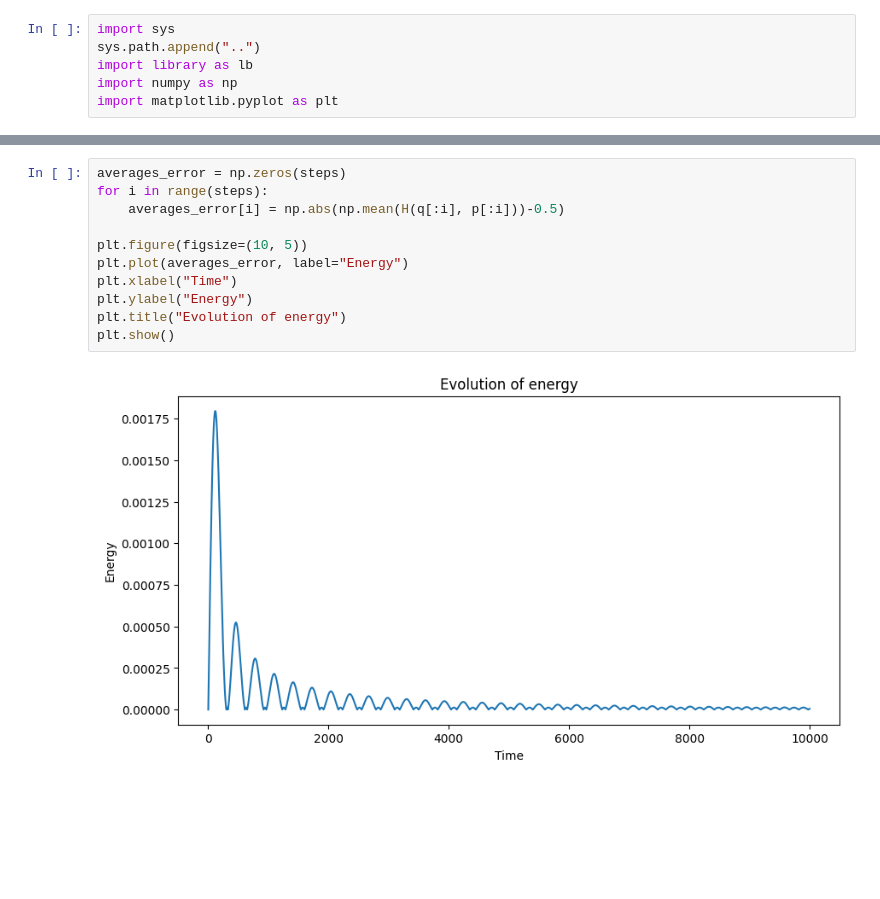
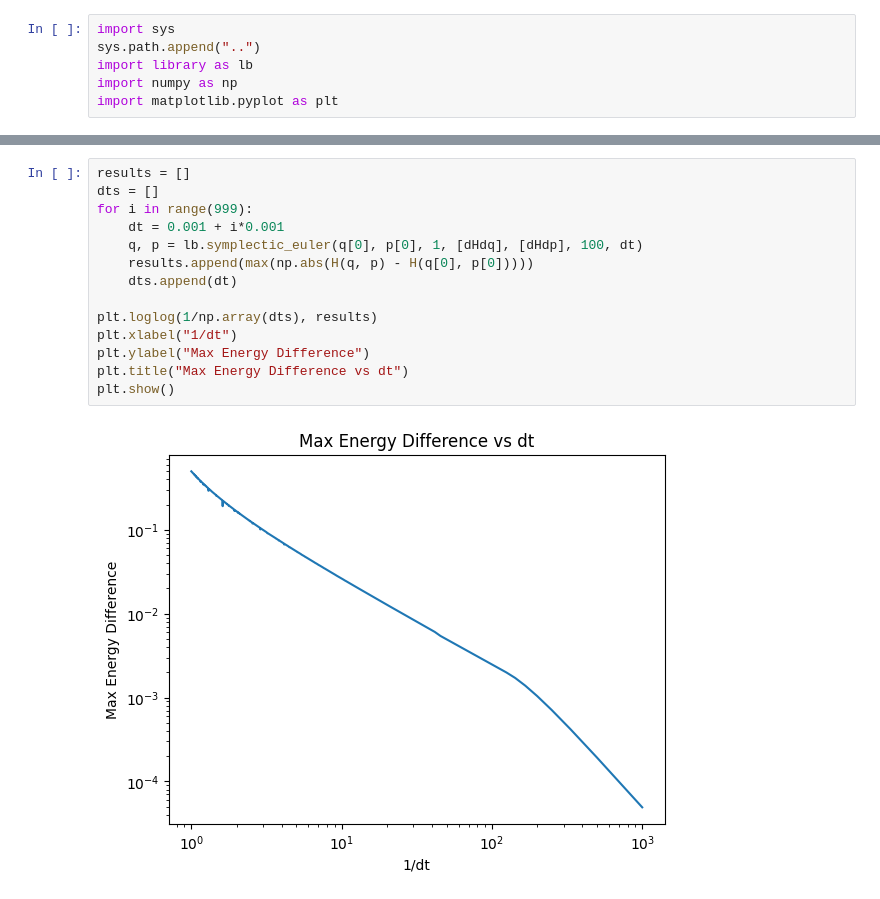
Before and after one commit to AlffonsoMV/PAMSProject, a Jupyter notebook: Code/Hamiltonian/sympl_euler_method.ipynb, the cells around one changed output, grey strips where cells are left out. Cells and saved outputs as stored; diff of their text form; blank space fills up the shorter version.

```diff
--- a/Code/Hamiltonian/sympl_euler_method.ipynb
+++ b/Code/Hamiltonian/sympl_euler_method.ipynb
@@ -55,13 +57,16 @@ NameError: name 'np' is not defined
-# %%
-averages_error = np.zeros(steps)
-for i in range(steps):
-    averages_error[i] = np.abs(np.mean(H(q[:i], p[:i]))-0.5)
-
-plt.figure(figsize=(10, 5))
-plt.plot(averages_error, label="Energy")
-plt.xlabel("Time")
-plt.ylabel("Energy")
-plt.title("Evolution of energy")
-plt.show()
-# %% [output]
-[figure, removed]
+# %%
+results = []
+dts = []
+for i in range(999):
+    dt = 0.001 + i*0.001
+    q, p = lb.symplectic_euler(q[0], p[0], 1, [dHdq], [dHdp], 100, dt)
+    results.append(max(np.abs(H(q, p) - H(q[0], p[0]))))
+    dts.append(dt)
+
+plt.loglog(1/np.array(dts), results)
+plt.xlabel("1/dt")
+plt.ylabel("Max Energy Difference")
+plt.title("Max Energy Difference vs dt")
+plt.show()
+# %% [output]
+[figure, added]
```
Also changed, not shown: parts of 1 cell of this notebook, 3 other files.
